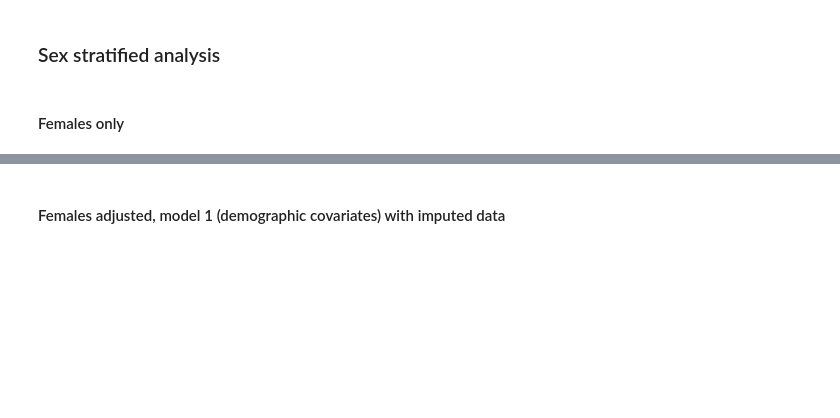
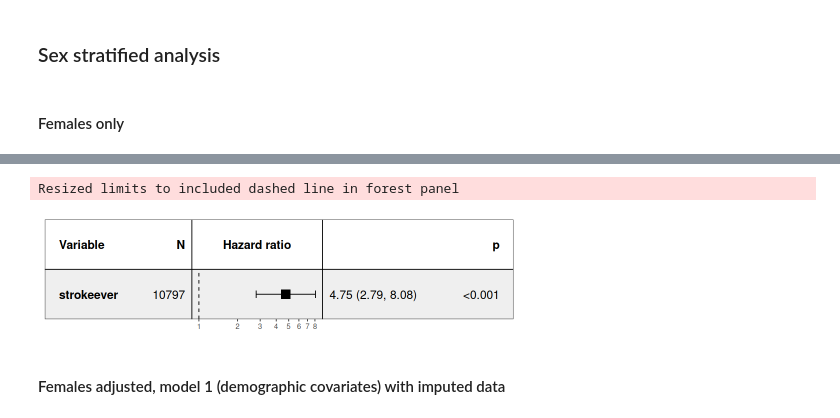
Before and after one commit to vaughanbell/longitudinal-stroke-psychosis-ELSA, a Jupyter notebook: Richards-Belle_et_al_WithImputedMissingData.ipynb, the cells around one changed output, grey strips where cells are left out. Cells and saved outputs as stored; diff of their text form; code cells hidden in the pictures; blank space fills up the shorter version.

```diff
--- a/Richards-Belle_et_al_WithImputedMissingData.ipynb
+++ b/Richards-Belle_et_al_WithImputedMissingData.ipynb
@@ -323,0 +337,7 @@ strokeinpsychosis_imp_female <- strokeinpsychosis_imp %>%
+# %%
+psychosisinstroke_coximputedfemale <-  survival::coxph(
+  Surv(fuptime, psychosisever) ~ strokeever,
+  data = strokeinpsychosis_imp_female
+)
+
+summary(psychosisinstroke_coximputedfemale)
@@ -324,3 +363,12 @@ strokeinpsychosis_imp_female <- strokeinpsychosis_imp %>%
+# %%
+# Set plot size
+options(repr.plot.width=8, repr.plot.height=2)
+
+# Plot
+forest_model(psychosisinstroke_coximputedfemale)
+# %% [output]
+Resized limits to included dashed line in forest panel
+[figure, added]
 # %% [markdown]
 #### Females adjusted, model 1 (demographic covariates) with imputed data
 # %%
```
Also changed, not shown: parts of 79 cells of this notebook.
